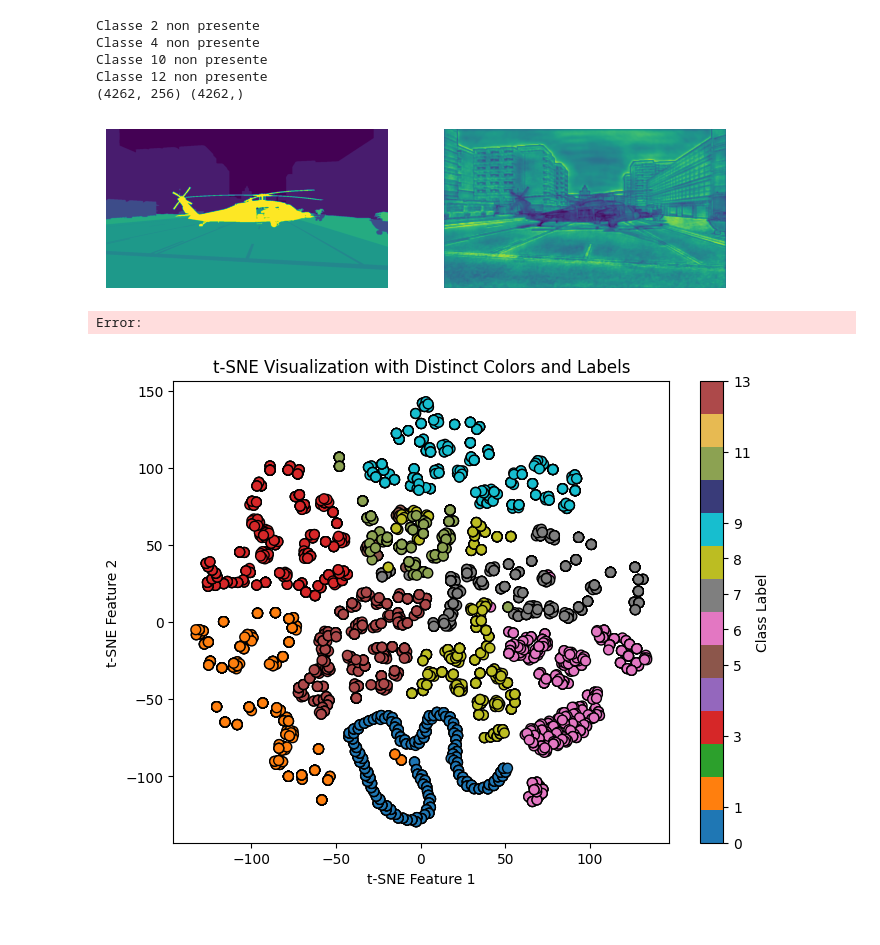
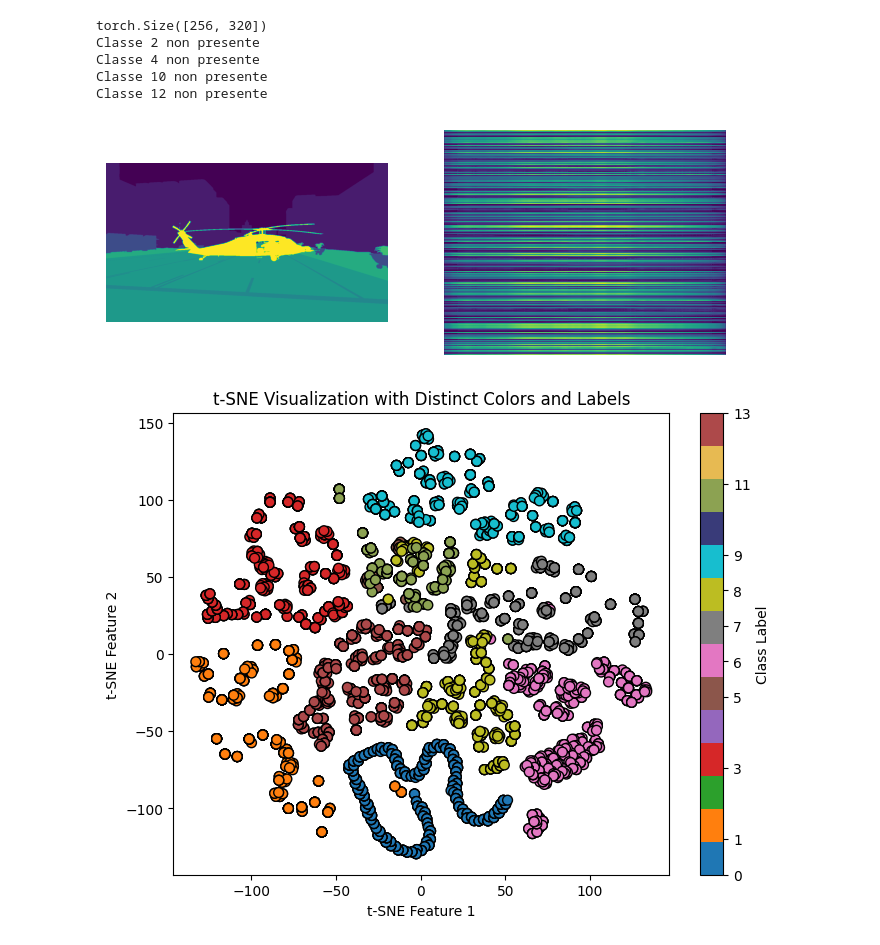
Before and after one commit to pcestola/ML4CV-Assignment, a Jupyter notebook: metrics/OOD.ipynb, the cells around one changed output. Saved outputs shown, nothing was run; the diff lists cells and outputs as text; code cells hidden in the pictures.

```diff
--- a/metrics/OOD.ipynb
+++ b/metrics/OOD.ipynb
@@ -29,11 +29,12 @@ class NormedConv(nn.Conv2d):
         return self.scale * F.conv2d(norm_x, norm_weight, self.bias, self.stride, self.padding, self.dilation, self.groups)
 # %%
 device = 'cuda:6'
-weight_path = "/raid/homespace/piecestola/space/ML4CV/results_4/train_8/ckpts/weights_mIoU_1.pt"
+weight_path = "/raid/homespace/piecestola/space/ML4CV/results_4/train_4/ckpts/weights_mIoU_1.pt"
 
 model = network.modeling.__dict__['deeplabv3plus_resnet101'](num_classes=23, output_stride=16)
 
-model.classifier.classifier[3] = nn.Conv2d(256, 13, kernel_size=(1, 1), stride=(1, 1))
+#model.classifier.classifier[3] = nn.Conv2d(256, 13, kernel_size=(1, 1), stride=(1, 1))
+model.classifier.classifier[3] = NormedConv(256, 13, kernel_size=(1, 1), stride=(1, 1))
 
 model.load_state_dict(torch.load(weight_path, map_location=device)['model_state_dict'])
 #model.load_state_dict(torch.load(weight_path, map_location=device))
@@ -133,9 +134,10 @@ handle = model.classifier.classifier[3].register_forward_hook(hook_fn)
 
 with torch.no_grad():
     logits = model(image).squeeze()
-    #indices = torch.linalg.norm(logits,dim=0)<0.7
+    #indices = torch.linalg.norm(layer_input,dim=2)
     #indices = -torch.sum(torch.softmax(logits,dim=0)*torch.log(torch.softmax(logits,dim=0)+0.0000001),dim=0)
-    indices, _ = torch.max(logits,dim=0)
+    #indices = torch.argmax(logits,dim=0)
+    indices = logits
 
 handle.remove()
 
@@ -144,37 +146,35 @@ layer_input = layer_input.squeeze(0)
 layer_input = layer_input.numpy()
 layer_input = layer_input.transpose((1,2,0))
 
 #logits = logits.permute((1,2,0)).cpu().detach().numpy()
 indices = indices.cpu().detach().numpy()
 
 N = 500
 vectors = list()
 classes = list()
 for i in range(14):
     temp = layer_input[mask==i][:N]
     if temp.shape[0]:
         vectors.append(temp)
         classes.append(i*np.ones(shape=temp.shape[0],dtype=np.int32))
     else:
         print(f"Classe {i} non presente")
 vectors = np.concatenate(vectors)
 classes = np.concatenate(classes)
-print(vectors.shape, classes.shape)
 
 fig, axs = plt.subplots(1,2,figsize=(8,6))
 axs[0].imshow(mask)
 axs[0].axis('off')
 axs[1].imshow(indices)
 axs[1].axis('off')
 plt.show()
 # %% [output]
+torch.Size([256, 320])
 Classe 2 non presente
 Classe 4 non presente
 Classe 10 non presente
 Classe 12 non presente
-(4262, 256) (4262,)
-[figure, old version]
+[figure, new version]
-Error:
 # %%
 
 # Inizializza t-SNE con parametri aggiornati
```
Also changed, not shown: 10 other files.
